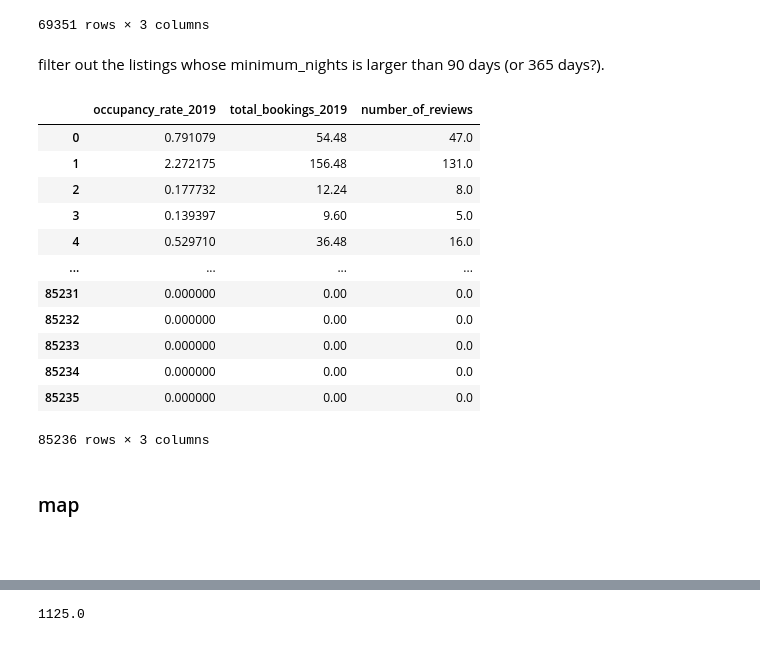
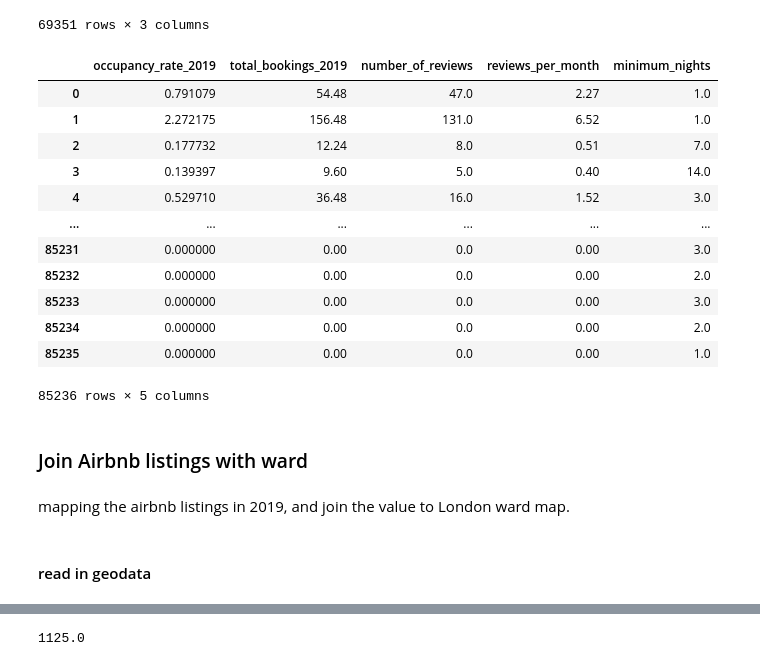
Before and after one commit to JinJiang22/fsds_GroupWork, a Jupyter notebook: Reproducible Analysis.ipynb, the cells around one changed output, grey strips where cells are left out. Drawn from its saved outputs; the diff is of its cells as text; code cells hidden in the pictures.

Commit message:
Airbnb part update

```diff
--- a/Reproducible Analysis.ipynb
+++ b/Reproducible Analysis.ipynb
@@ -411,7 +445,8 @@ df2.columns.get_loc("number_of_reviews")
 11
 # %%
 # set 0 value to 'reviews_per_month' field for these "no-review" listings in df2 (2019 dataset)
-df2.iloc[64938:85235,13] = 0
+# but there should be a more reproducable way to define rows with NA. For example, used the index of rows with NA.
+df2.iloc[64938:85236,13] = 0
 # %%
 # check
 df2.reviews_per_month.isna().sum()
@@ -509,28 +534,28 @@ See the caveats in the documentation: https://pandas.pydata.org/pandas-docs/stab
 | 69356 | 0.116164 | 8.0 | 4.0 |
 | 69357 | 0.493699 | 34.0 | 17.0 |
 69351 rows × 3 columns
-# %% [markdown]
-filter out the listings whose minimum_nights is larger than 90 days (or 365 days?).
 # %%
 # Airbnb 2019
 df2['total_bookings_2019'] = df2['reviews_per_month']*12/review_rate
 df2['occupancy_rate_2019'] = df2['total_bookings_2019'] * length_stay/ 365
-df2[['occupancy_rate_2019','total_bookings_2019','number_of_reviews']]
+df2[['occupancy_rate_2019','total_bookings_2019','number_of_reviews','reviews_per_month','minimum_nights']]
 # %% [output]
-|  | occupancy_rate_2019 | total_bookings_2019 | number_of_reviews |
-| 0 | 0.791079 | 54.48 | 47.0 |
-| 1 | 2.272175 | 156.48 | 131.0 |
-| 2 | 0.177732 | 12.24 | 8.0 |
-| 3 | 0.139397 | 9.60 | 5.0 |
-| 4 | 0.529710 | 36.48 | 16.0 |
-| ... | ... | ... | ... |
-| 85231 | 0.000000 | 0.00 | 0.0 |
-| 85232 | 0.000000 | 0.00 | 0.0 |
-| 85233 | 0.000000 | 0.00 | 0.0 |
-| 85234 | 0.000000 | 0.00 | 0.0 |
-| 85235 | 0.000000 | 0.00 | 0.0 |
+|  | occupancy_rate_2019 | total_bookings_2019 | number_of_reviews | reviews_per_month | minimum_nights |
+| 0 | 0.791079 | 54.48 | 47.0 | 2.27 | 1.0 |
+| 1 | 2.272175 | 156.48 | 131.0 | 6.52 | 1.0 |
+| 2 | 0.177732 | 12.24 | 8.0 | 0.51 | 7.0 |
+| 3 | 0.139397 | 9.60 | 5.0 | 0.40 | 14.0 |
+| 4 | 0.529710 | 36.48 | 16.0 | 1.52 | 3.0 |
+| ... | ... | ... | ... | ... | ... |
+| 85231 | 0.000000 | 0.00 | 0.0 | 0.00 | 3.0 |
+| 85232 | 0.000000 | 0.00 | 0.0 | 0.00 | 2.0 |
+| 85233 | 0.000000 | 0.00 | 0.0 | 0.00 | 3.0 |
+| 85234 | 0.000000 | 0.00 | 0.0 | 0.00 | 2.0 |
+| 85235 | 0.000000 | 0.00 | 0.0 | 0.00 | 1.0 |
-85236 rows × 3 columns
+85236 rows × 5 columns
 # %% [markdown]
-### map
+### Join Airbnb listings with ward
-# %% [markdown]
-###
+# %% [markdown]
+mapping the airbnb listings in 2019, and join the value to London ward map.
+# %% [markdown]
+#### read in geodata
```
Also changed, not shown: parts of 28 cells of this notebook, 1 other file.
